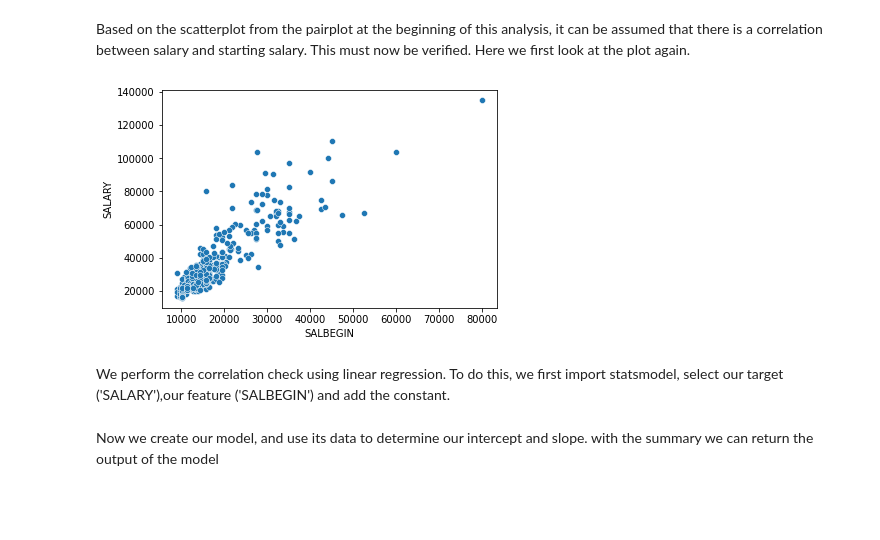
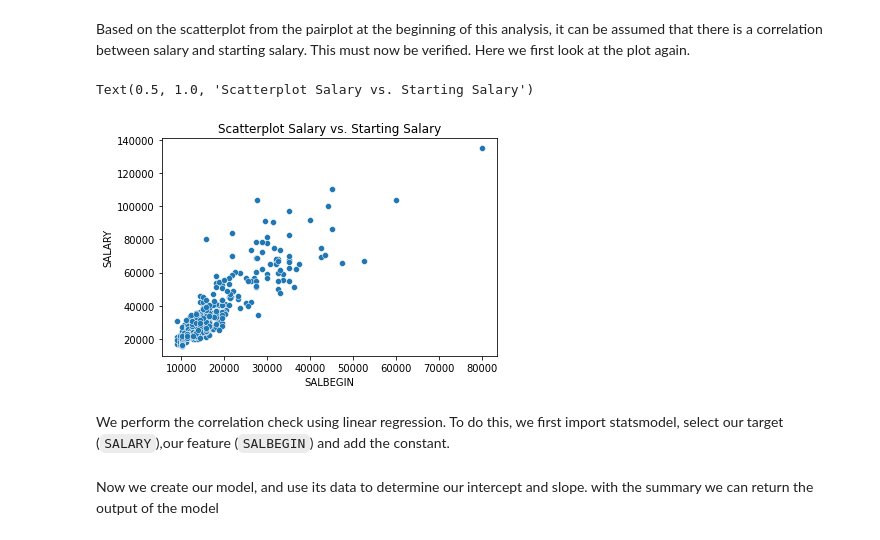
Before and after one commit to mue94/ds-eda-project, a Jupyter notebook: EDA_Project.ipynb, the cells around one changed output. Saved outputs shown, nothing was run; the diff lists cells and outputs as text; code cells hidden in the pictures; blank space fills up the shorter version.

```diff
--- a/EDA_Project.ipynb
+++ b/EDA_Project.ipynb
@@ -192,10 +233,12 @@ Before we run the linear regression for the two education data sets, we need to
 Based on the scatterplot from the pairplot at the beginning of this analysis, it can be assumed that there is a correlation between salary and starting salary. This must now be verified. Here we first look at the plot again.
 # %%
 ax = sns.scatterplot(data=df, x="SALBEGIN", y="SALARY")
+ax.set_title('Scatterplot Salary vs. Starting Salary')
 # %% [output]
+Text(0.5, 1.0, 'Scatterplot Salary vs. Starting Salary')
-[figure, old version]
+[figure, new version]
 # %% [markdown]
-We perform the correlation check using linear regression. To do this, we first import statsmodel, select our target ('SALARY'),our feature ('SALBEGIN') and add the constant.
+We perform the correlation check using linear regression. To do this, we first import statsmodel, select our target (`SALARY`),our feature (`SALBEGIN`) and add the constant.
 # %%
 import statsmodels.api as sms
 # %%
```
Also changed, not shown: parts of 52 cells of this notebook.
